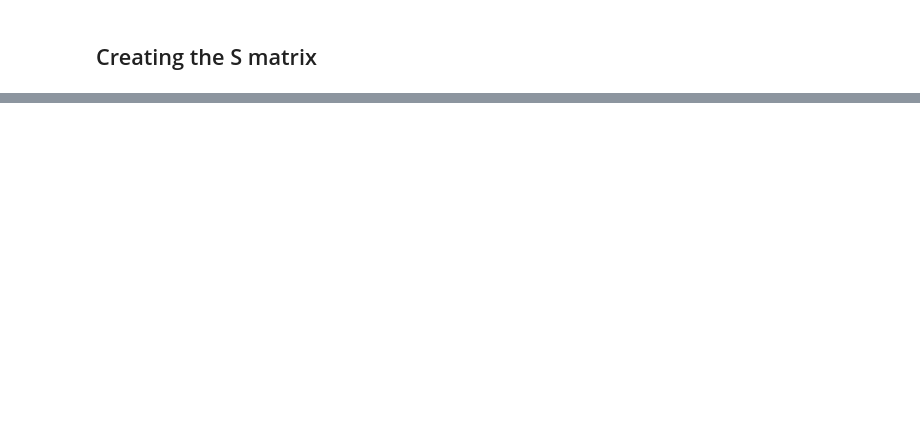
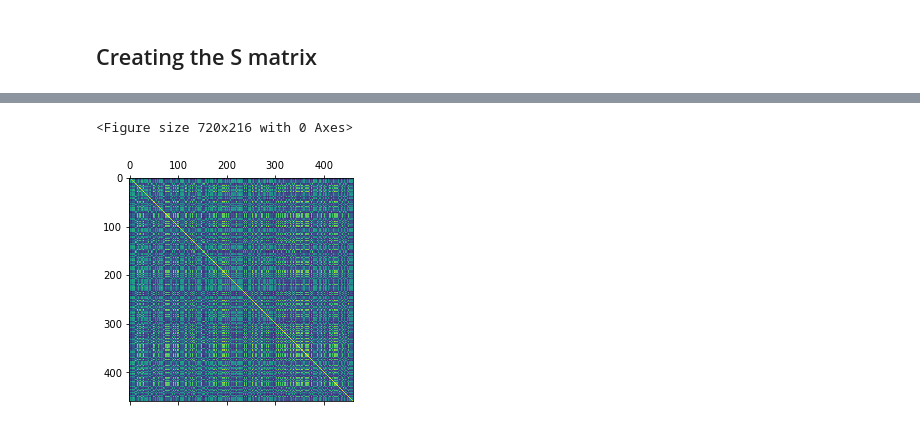
Before and after one commit to jduarte00/clustering_shrinkage_estimator, a Jupyter notebook: implementation_sbs.ipynb, the cells around one changed output, grey strips where cells are left out. Saved outputs shown, nothing was run; the diff lists cells and outputs as text; code cells hidden in the pictures; blank space fills up the shorter version.

```diff
--- a/implementation_sbs.ipynb
+++ b/implementation_sbs.ipynb
@@ -161,0 +329,8 @@ array([0, 1, 2], dtype=int32)
+# %%
+def get_R_tilde(S_matrix, labels):
+    label = np.unique(labels)
+    R_tilde_matrix = np.zeros((len(labels),len(labels)))
+    for i in range(len(labels)):
+        for j in range(i,len(labels)):
+            R_tilde_matrix[i,j] = R_tilde_matrix[j,i] = S_matrix[labels[i], labels[j]]
+    return R_tilde_matrix
@@ -161,0 +374,3 @@ array([0, 1, 2], dtype=int32)
+# %%
+R_tilde = get_R_tilde(S_matrix,C_kmeans.labels_)
+R_tilde
@@ -161,0 +395,8 @@ array([0, 1, 2], dtype=int32)
+# %%
+def get_R_clust(R_matrix, R_tilde_matrix, alpha):
+    if not(0<=alpha and 1>= alpha):
+        return np.NaN
+    return alpha*R_tilde_matrix + (1-alpha)*R_matrix
+# %%
+R_clust = get_R_clust(R_matrix, R_tilde, .7)
+R_clust
@@ -161,0 +417,7 @@ array([0, 1, 2], dtype=int32)
+# %%
+plt.figure(figsize=(10,3))
+plt.matshow(R_clust)
+plt.show()
+# %% [output]
+<Figure size 720x216 with 0 Axes>
+[figure, added]
```
Also changed, not shown: parts of 59 cells of this notebook.
